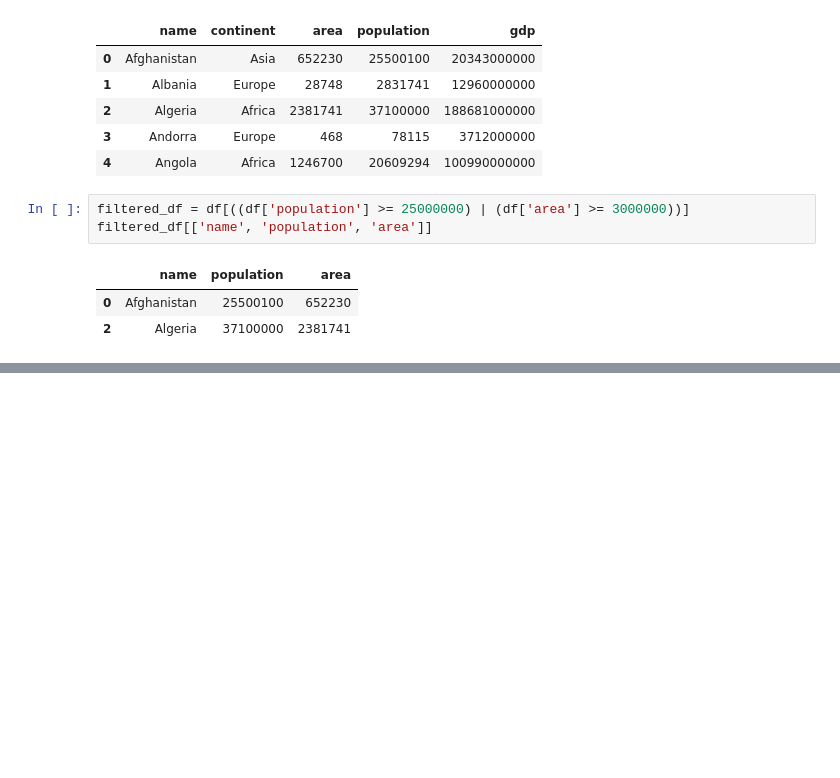
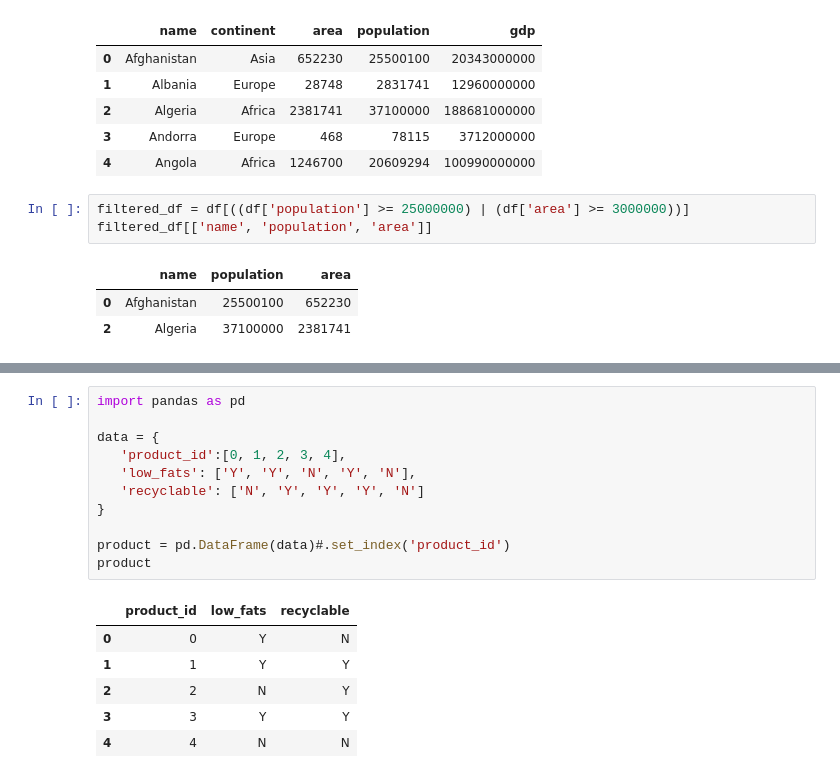
Before and after one commit to sayanarajasekhar/pandas, a Jupyter notebook: Leetcode_Pandas.ipynb, the cells around one changed output, grey strips where cells are left out. Saved outputs shown, nothing was run; the diff lists cells and outputs as text; blank space fills up the shorter version.

```diff
--- a/Leetcode_Pandas.ipynb
+++ b/Leetcode_Pandas.ipynb
@@ -78,0 +123,18 @@ filtered_df[['name', 'population', 'area']]
+# %%
+import pandas as pd
+
+data = {
+   'product_id':[0, 1, 2, 3, 4],
+   'low_fats': ['Y', 'Y', 'N', 'Y', 'N'],
+   'recyclable': ['N', 'Y', 'Y', 'Y', 'N']
+}
+
+product = pd.DataFrame(data)#.set_index('product_id')
+product
+# %% [output]
+|  | product_id | low_fats | recyclable |
+| 0 | 0 | Y | N |
+| 1 | 1 | Y | Y |
+| 2 | 2 | N | Y |
+| 3 | 3 | Y | Y |
+| 4 | 4 | N | N |
```
Also changed, not shown: parts of 4 cells of this notebook.
